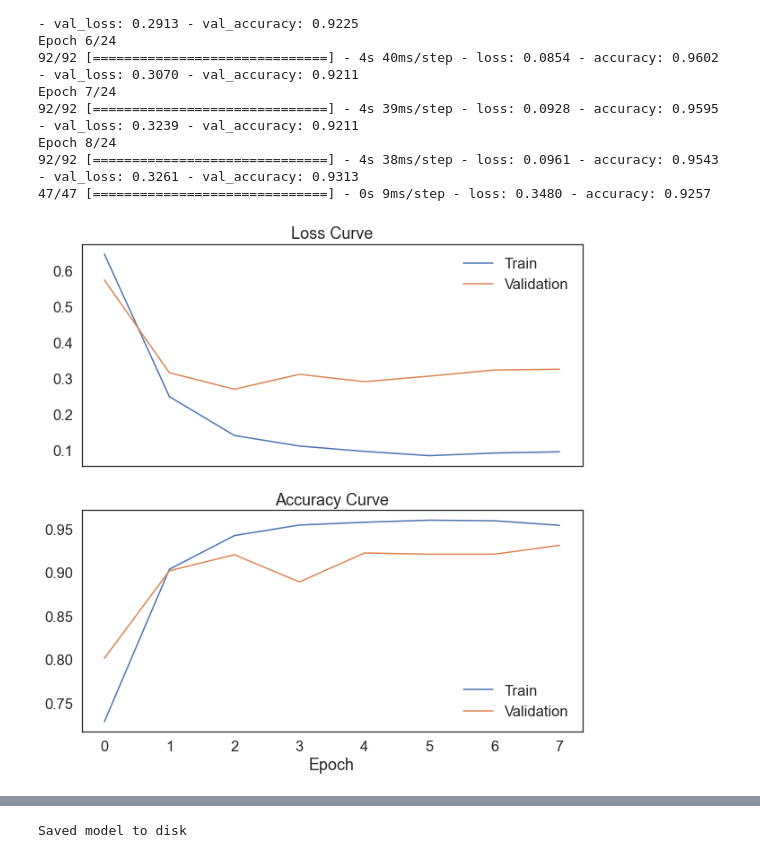
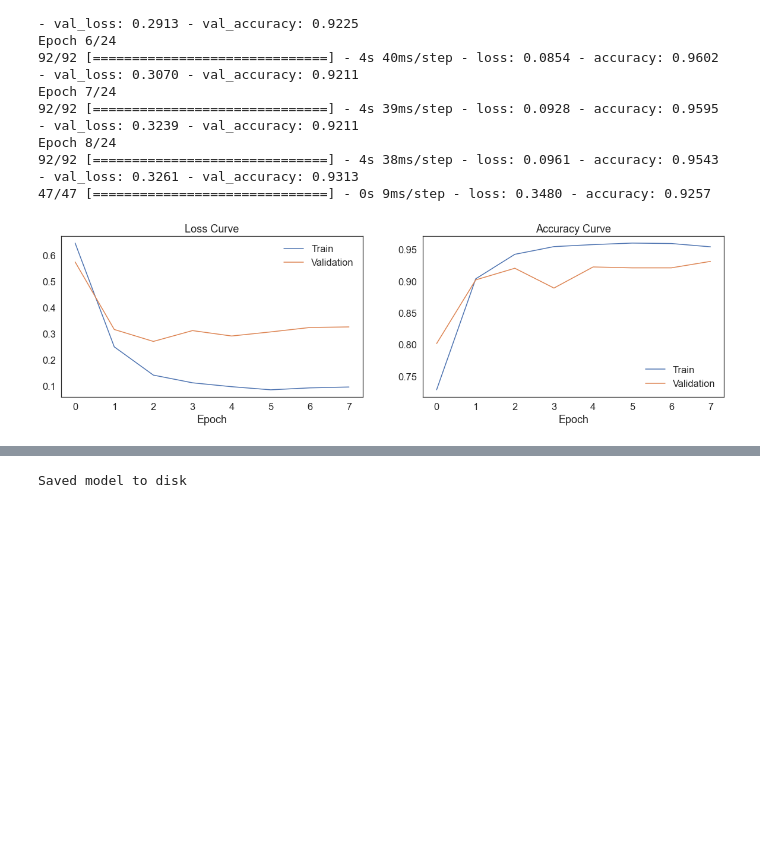
Before and after one commit to nclee17/Human-Activity-Recognition, a Jupyter notebook: main.ipynb, the cells around one changed output, grey strips where cells are left out. Saved outputs shown, nothing was run; the diff lists cells and outputs as text; code cells hidden in the pictures; blank space fills up the shorter version.

```diff
--- a/main.ipynb
+++ b/main.ipynb
@@ -279,21 +282,22 @@ for i in history.columns:
 # %%
 plt.style.use('seaborn-whitegrid')
 sns.set(style="white", font_scale = 1.5)
-fig, axes = plt.subplots(2,1, figsize=(10,10), sharex=True)
+fig, axes = plt.subplots(1,2, figsize=(20,5))
 axes[0].set_title('Loss Curve')
 axes[0].plot(history["Train Loss"], label='Train', )
 axes[0].plot(history["Validation Loss"], label='Validation')
+axes[0].set_xlabel("Epoch")
 axes[0].legend()
 #plot accuracy during training
 axes[1].set_title('Accuracy Curve')
 axes[1].plot(history["Train Accuracy"], label='Train')
 axes[1].plot(history['Validation Accuracy'], label='Validation')
 axes[1].legend()
 axes[1].set_xlabel("Epoch")
-plt.savefig("graph/Training Process Loss vs Accuracy.png")
+plt.savefig("graph/Training Process Loss vs Accuracy2.png")
 plt.show()
 # %% [output]
-[figure, old version]
+[figure, new version]
 # %%
 {"train loss": [0.6469, 0.2498, 0.1416,0.1122,0.0973,0.0854,0.0928,0.0961]}
 # %%
```
Also changed, not shown: parts of 15 cells of this notebook, 12 other files.
